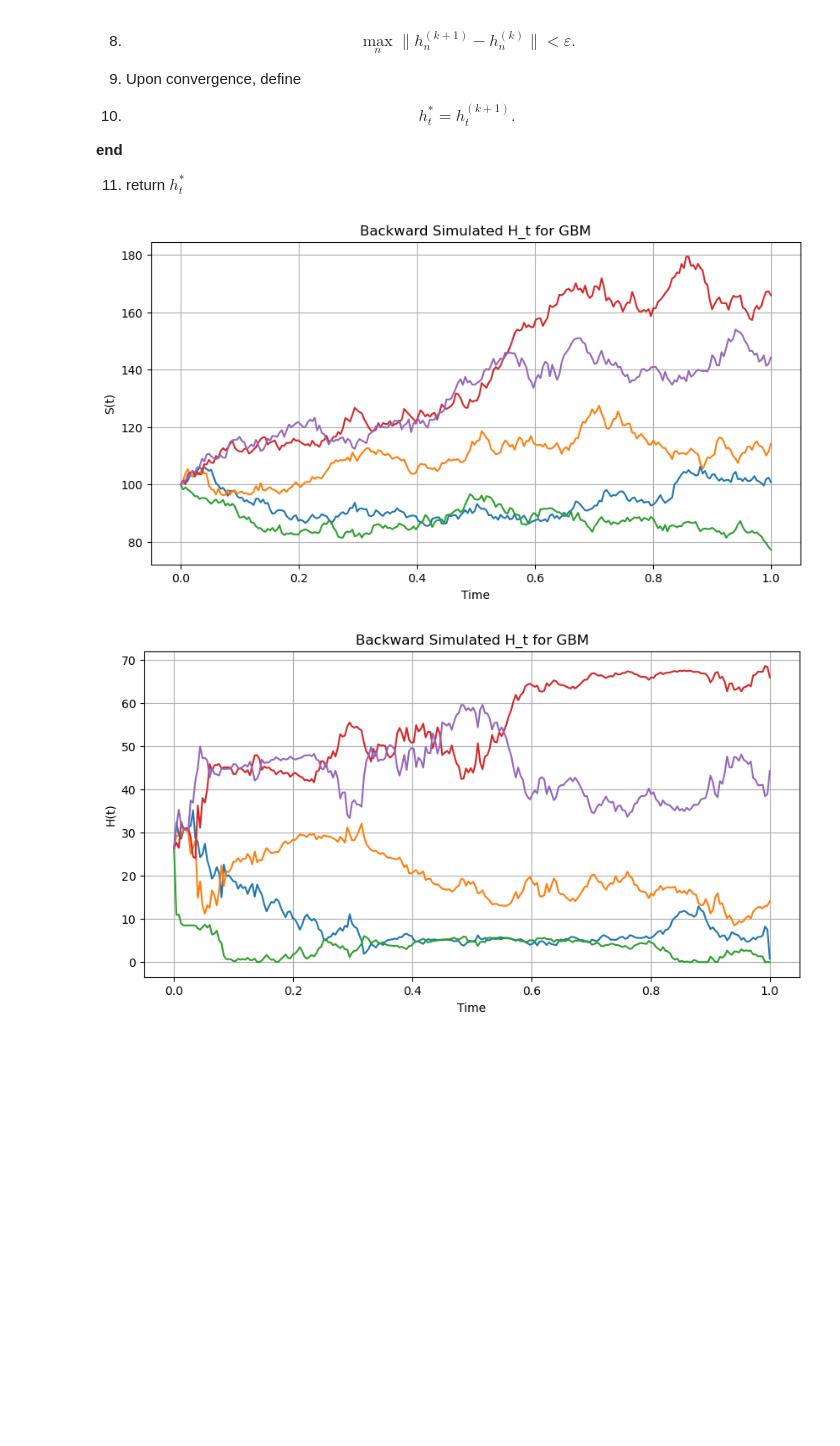
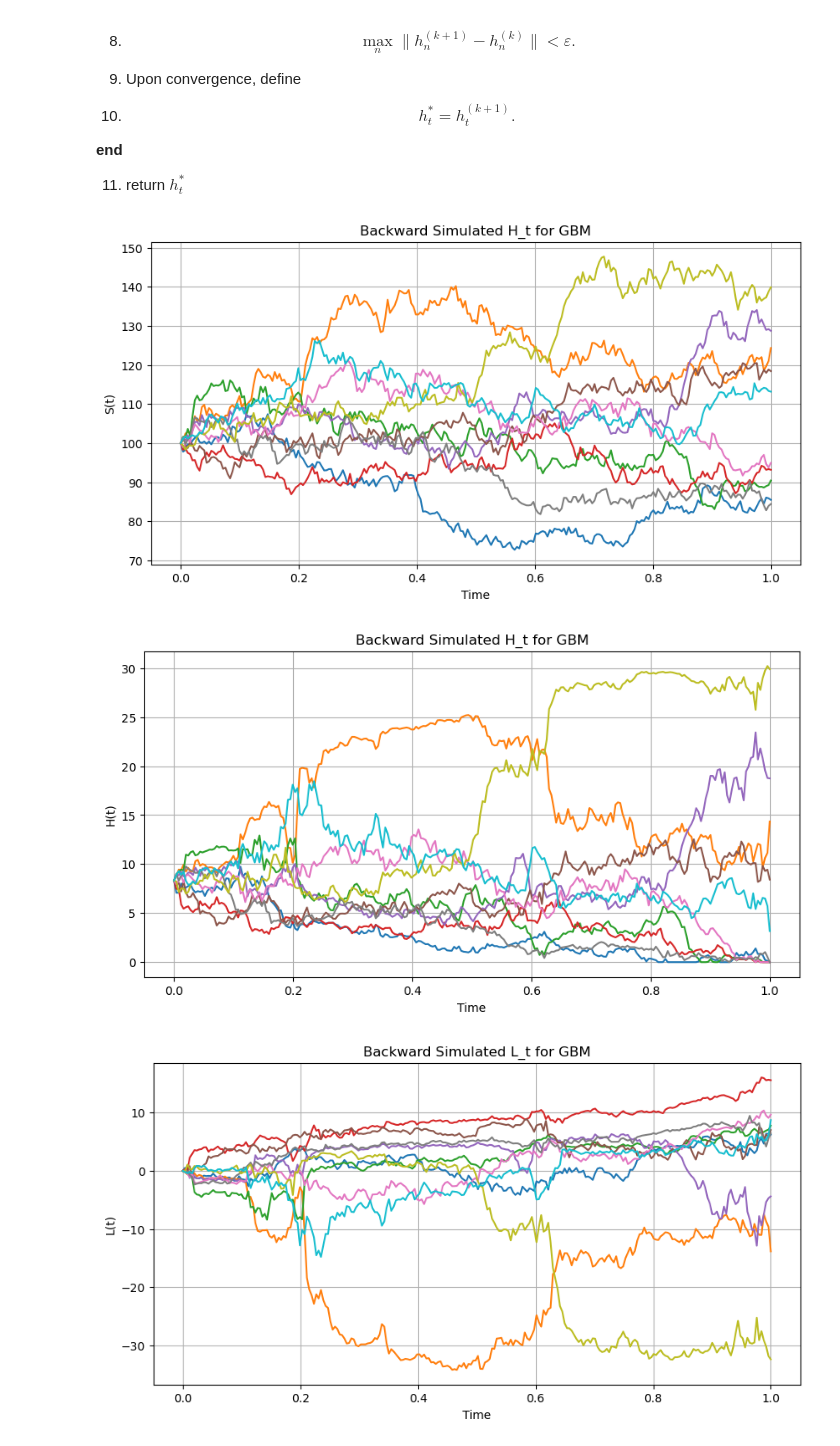
Before and after one commit to JoaoJungblut/Maturity-Risk-for-Variational-Heding, a Jupyter notebook: test.ipynb, the cells around one changed output. Saved outputs shown, nothing was run; the diff lists cells and outputs as text; code cells hidden in the pictures; blank space fills up the shorter version.

```diff
--- a/test.ipynb
+++ b/test.ipynb
@@ -400,39 +400,51 @@ sigma = 0.2
 t0 = 0.0
 T = 1.0
 N = 252
-M = 5
-seed = 42
+M = 10
+seed = 100
 # %%
 gbm = GBMSimulator(S0=S0, mu=mu, sigma=sigma, t0=t0, T=T, N=N, M=M, seed=seed)
 
 S_gbm = gbm.simulate_S()
-H_gbm, dH_dS, d2H_dSS, dH_dt = gbm.simulate_H(K=100)
+H_gbm, dH_dS, d2H_dSS, dH_dt = gbm.simulate_H(K=110)
+L_gbm = gbm.simulate_L()
 
 # === Grid de tempo ===
 time_grid = np.linspace(t0, T, N)
 
 # === Gráfico para S_t ===
 plt.figure(figsize=(10, 5))
 for i in range(M):
     plt.plot(time_grid, S_gbm[i])
 plt.title("Backward Simulated H_t for GBM")
 plt.xlabel("Time")
 plt.ylabel("S(t)")
 plt.grid(True)
 plt.show()
 
 # === Gráfico para H_t ===
 plt.figure(figsize=(10, 5))
 for i in range(M):
     plt.plot(time_grid, H_gbm[i])
 plt.title("Backward Simulated H_t for GBM")
 plt.xlabel("Time")
 plt.ylabel("H(t)")
 plt.grid(True)
 plt.show()
+
+# === Gráfico para L_t ===
+plt.figure(figsize=(10, 5))
+for i in range(M):
+    plt.plot(time_grid, L_gbm[i])
+plt.title("Backward Simulated L_t for GBM")
+plt.xlabel("Time")
+plt.ylabel("L(t)")
+plt.grid(True)
+plt.show()
 # %% [output]
-[figure, old version]
+[figure, new version]
-[figure, old version]
+[figure, new version]
+[figure, added]
 # %%
 # === Gráfico para dH/dS ===
 plt.figure(figsize=(10, 5))
```
Also changed, not shown: parts of 1 cell of this notebook, 1 other file.
